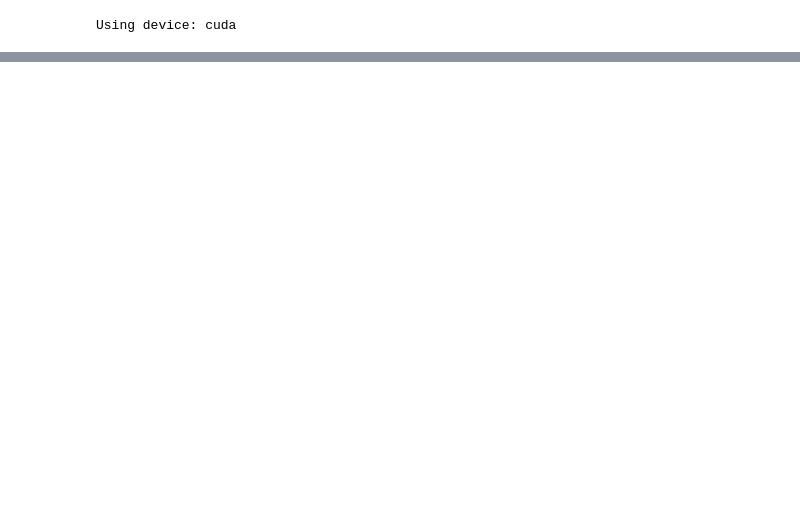
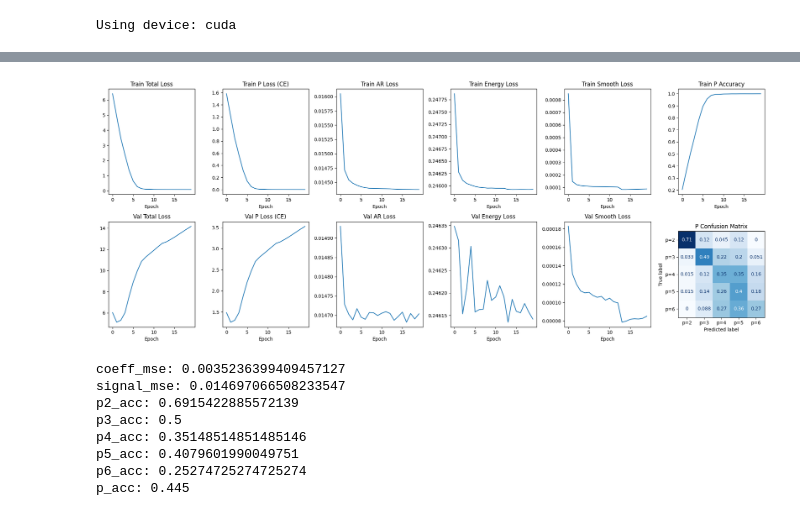
Before and after one commit to erfanzabeh/StocasticDiffEq_Simulation, a Jupyter notebook: notebooks/PINN ablation_studies.ipynb, the cells around one changed output, grey strips where cells are left out. Cells and saved outputs as stored; diff of their text form; code cells hidden in the pictures; blank space fills up the shorter version.

```diff
--- a/notebooks/PINN ablation_studies.ipynb
+++ b/notebooks/PINN ablation_studies.ipynb
@@ -152,8 +173,19 @@ print(bench_results)
 # %%
 model, history = do_bench_on_config(ablation_config["no_energy"])
 plot_history(history, model=model, val_loader=val_loader, device=device)
-bench_results = bench_loop(model, X_val, coef_val, p_val, device)
-print(bench_results)
+no_energy_bench_results = bench_loop(model, X_val, coef_val, p_val, device)
+for k, v in no_energy_bench_results.items():
+    print(f"{k}: {v}")
+# %% [output]
+[figure, added]
+coeff_mse: 0.0035236399409457127
+signal_mse: 0.014697066508233547
+p2_acc: 0.6915422885572139
+p3_acc: 0.5
+p4_acc: 0.35148514851485146
+p5_acc: 0.4079601990049751
+p6_acc: 0.25274725274725274
+p_acc: 0.445
 # %%
 model, history = do_bench_on_config(ablation_config["no_smooth"])
 plot_history(history, model=model, val_loader=val_loader, device=device)
```
Also changed, not shown: parts of 7 cells of this notebook.
